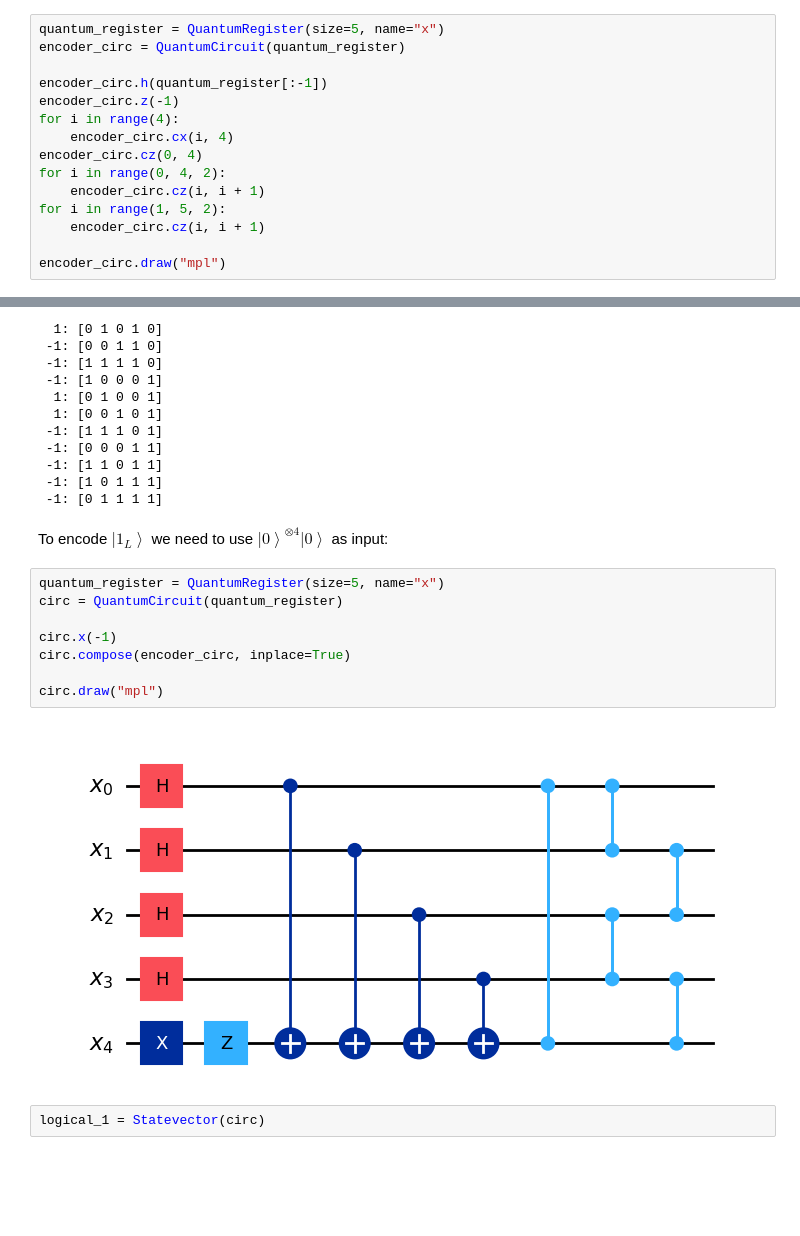
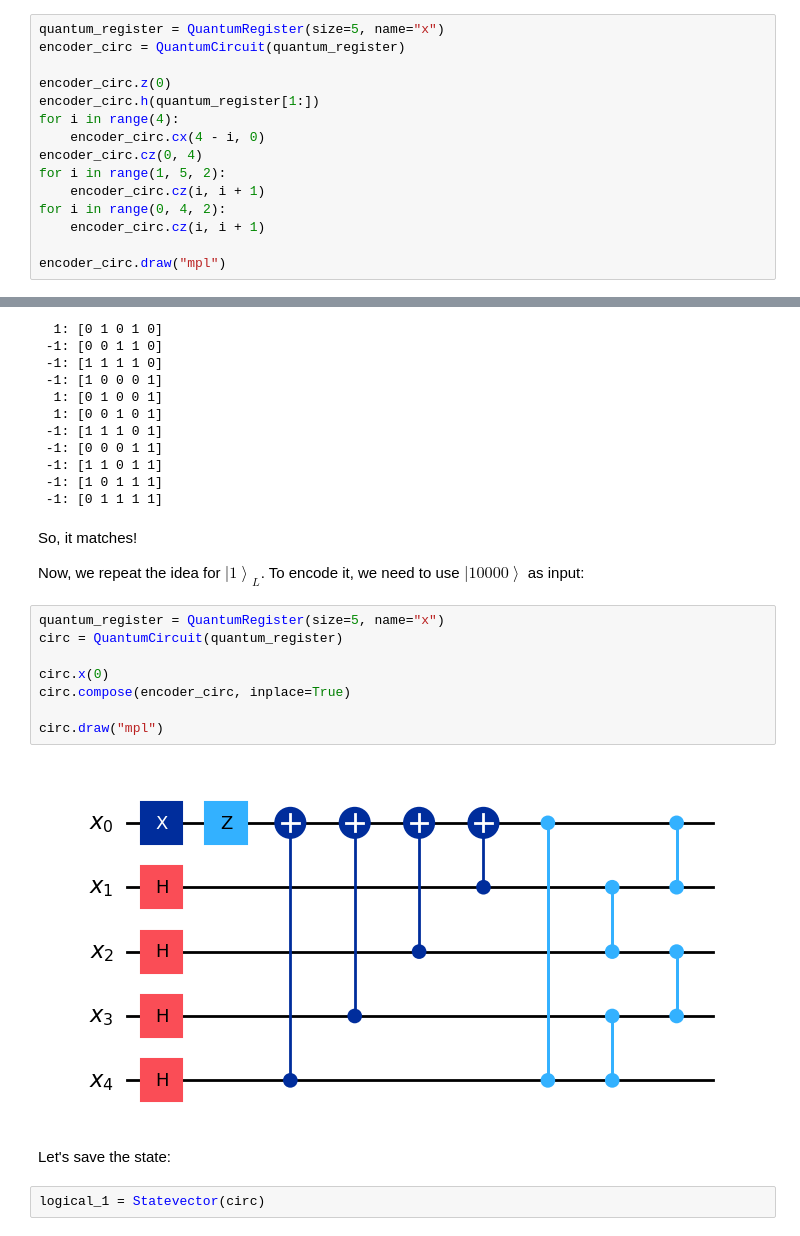
Before and after one commit to lrfinotti/five-qubit-quatum-code, a Jupyter notebook: five-qubit-code.ipynb, the cells around one changed output, grey strips where cells are left out. Saved outputs shown, nothing was run; the diff lists cells and outputs as text; blank space fills up the shorter version.

```diff
--- a/five-qubit-code.ipynb
+++ b/five-qubit-code.ipynb
@@ -74,14 +94,14 @@ We follow a clever construction from [Stack Exchange](https://quantumcomputing.s
 quantum_register = QuantumRegister(size=5, name="x")
 encoder_circ = QuantumCircuit(quantum_register)
 
-encoder_circ.h(quantum_register[:-1])
-encoder_circ.z(-1)
+encoder_circ.z(0)
+encoder_circ.h(quantum_register[1:])
 for i in range(4):
-    encoder_circ.cx(i, 4)
+    encoder_circ.cx(4 - i, 0)
 encoder_circ.cz(0, 4)
+for i in range(1, 5, 2):
+    encoder_circ.cz(i, i + 1)
 for i in range(0, 4, 2):
-    encoder_circ.cz(i, i + 1)
-for i in range(1, 5, 2):
     encoder_circ.cz(i, i + 1)
 
 encoder_circ.draw("mpl")
@@ -143,17 +167,21 @@ for i, coef in enumerate(4 * logical_0.data):
  -1: [1 0 1 1 1]
  -1: [0 1 1 1 1]
 # %% [markdown]
-To encode $\left| 1_L \right\rangle$ we need to use $\left| 0 \right\rangle^{\otimes 4} \left| 0 \right\rangle$ as input:
+So, it matches!
+
+Now, we repeat the idea for $\left| 1 \right\rangle_L$.  To encode it, we need to use $\left|10000\right\rangle$ as input:
 # %%
 quantum_register = QuantumRegister(size=5, name="x")
 circ = QuantumCircuit(quantum_register)
 
-circ.x(-1)
+circ.x(0)
 circ.compose(encoder_circ, inplace=True)
 
 circ.draw("mpl")
 # %% [output]
-[figure, old version]
+[figure, new version]
+# %% [markdown]
+Let's save the state:
 # %%
 logical_1 = Statevector(circ)
 # %% [markdown]
```
Also changed, not shown: parts of 63 cells of this notebook, 2 other files.
